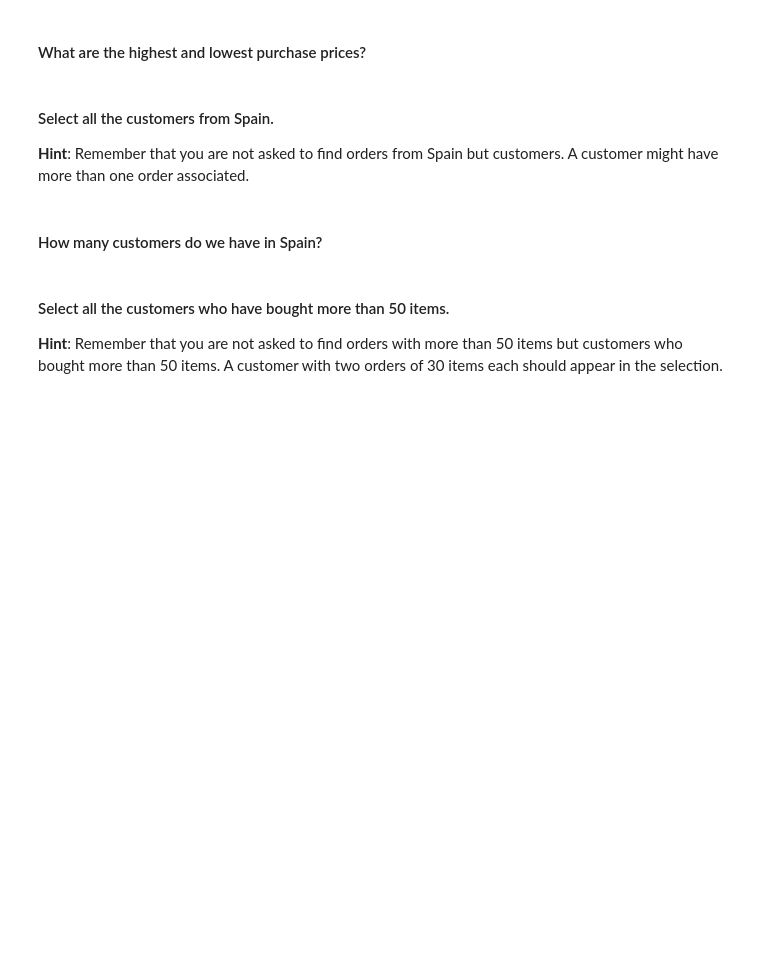
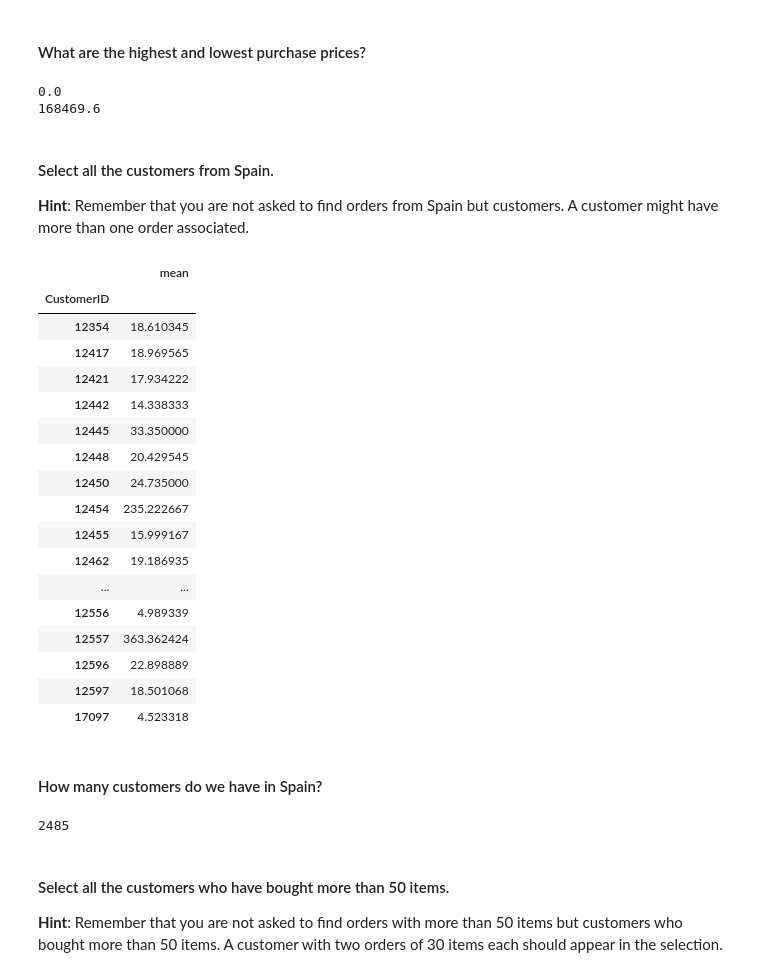
Before and after one commit to ta-data-lis/lab-subsetting-and-descriptive-stats, a Jupyter notebook: your-code/main.ipynb, the cells around one changed output. Cells and saved outputs as stored; diff of their text form; code cells hidden in the pictures; blank space fills up the shorter version.

```diff
--- a/your-code/main.ipynb
+++ b/your-code/main.ipynb
@@ -289,3 +318,9 @@ your comments here
+# %%
+print(orders['amount_spent'].min())
+print(orders['amount_spent'].max())
+# %% [output]
+0.0
+168469.6
 # %% [markdown]
 #### Select all the customers from Spain.
 **Hint**: Remember that you are not asked to find orders from Spain but customers. A customer might have more than one order associated.
@@ -294,2 +327,24 @@ your comments here
+# %%
+spanish = orders.loc[orders['Country'] == 'Spain']
+spanish.groupby(['CustomerID'])['amount_spent'].agg(['mean'])
+# %% [output]
+|  | mean |
+| CustomerID |  |
+| 12354 | 18.610345 |
+| 12417 | 18.969565 |
+| 12421 | 17.934222 |
+| 12442 | 14.338333 |
+| 12445 | 33.350000 |
+| 12448 | 20.429545 |
+| 12450 | 24.735000 |
+| 12454 | 235.222667 |
+| 12455 | 15.999167 |
+| 12462 | 19.186935 |
+| ... | ... |
+| 12556 | 4.989339 |
+| 12557 | 363.362424 |
+| 12596 | 22.898889 |
+| 12597 | 18.501068 |
+| 17097 | 4.523318 |
 # %% [markdown]
 #### How many customers do we have in Spain?
@@ -298,3 +351,7 @@ your comments here
+# %%
+len(spanish)
+# %% [output]
+2485
 # %% [markdown]
 #### Select all the customers who have bought more than 50 items.
 **Hint**: Remember that you are not asked to find orders with more than 50 items but customers who bought more than 50 items. A customer with two orders of 30 items each should appear in the selection.
```
Also changed, not shown: parts of 34 cells of this notebook, 2 other files.
